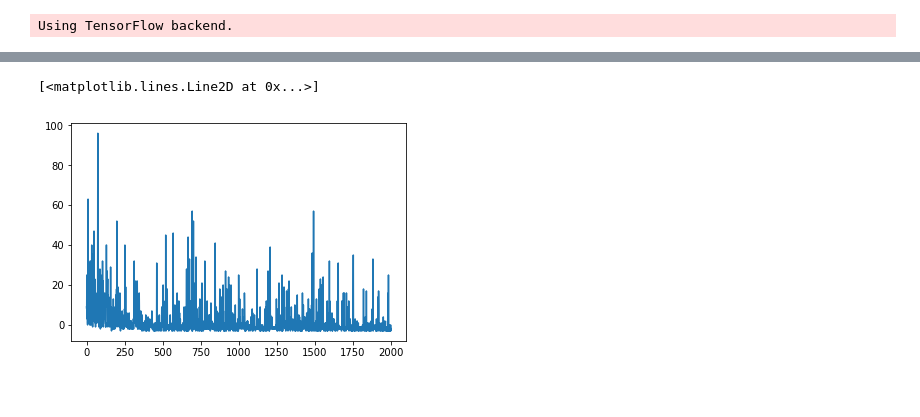
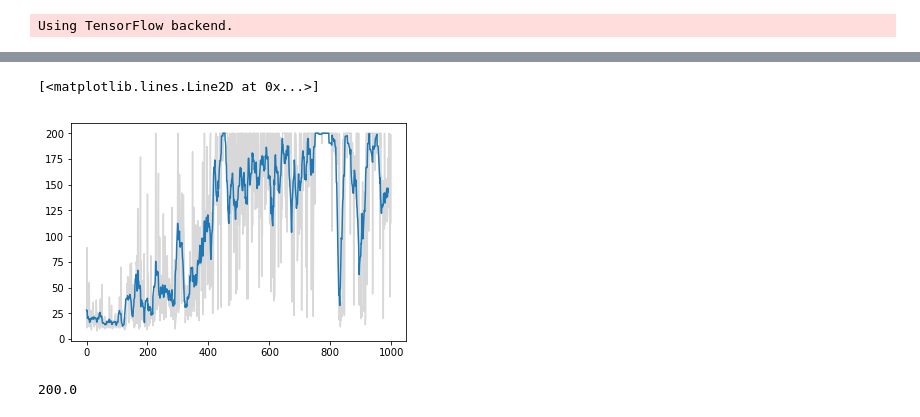
Before and after one commit to y2ee201/Udacity-Deep-Learning-Nanodegree, a Jupyter notebook: my-experiments/reinforcement learning/Cartpole Example.ipynb, the cells around one changed output, grey strips where cells are left out. Saved outputs shown, nothing was run; the diff lists cells and outputs as text; code cells hidden in the pictures.

```diff
--- a/my-experiments/reinforcement learning/Cartpole Example.ipynb
+++ b/my-experiments/reinforcement learning/Cartpole Example.ipynb
@@ -37,7 +41,7 @@ for i in range(500):
 # %%
 lr = 0.001
 mem_size = 2000
-episodes = 2000
+episodes = 1000
 steps = 2000
 
 epsilon = 1
@@ -64,7 +68,7 @@ for episode in range(episodes):
         else:
             action = np.argmax(bot.predict(np.reshape(state, (1, 4))))
         next_state, reward, done, _ = env.step(action)
-        reward = reward if not done else -10
+        # reward = reward if not done else -10
         memory.append((state, action, next_state, reward, done))
         total_rewards = total_rewards + reward
         state = next_state
@@ -77,7 +81,7 @@ for episode in range(episodes):
     for state, action, next_state, reward, done in minibatch:
         target = reward
         if not done:
-            target = reward + gamma * np.argmax(bot.predict(np.reshape(next_state, (1, 4))))
+            target = reward + gamma * np.amax(bot.predict(np.reshape(next_state, (1, 4))))
         target_act = bot.predict(np.reshape(state, (1, 4)))
         target_act[0][action] = target
         bot.fit( np.reshape(state, (1, 4)), target_act, epochs=1, verbose=0)
@@ -88,7 +108,28 @@ KeyboardInterrupt:
-# %%
-import matplotlib.pyplot as plt
-%matplotlib inline
-plt.plot(reward_list)
-# %% [output]
-[<matplotlib.lines.Line2D at 0x...>]
-[figure, removed]
+# %%
+import matplotlib.pyplot as plt
+%matplotlib inline
+def running_mean(x, N):
+    cumsum = np.cumsum(np.insert(x, 0, 0))
+    return (cumsum[N:] - cumsum[:-N]) / N
+
+smoothed_rews = running_mean(reward_list, 10)
+
+plt.plot(reward_list, color='grey', alpha=0.3)
+plt.plot(smoothed_rews)
+# %% [output]
+[<matplotlib.lines.Line2D at 0x...>]
+[figure, added]
+# %%
+state = env.reset()
+total_reward = 0
+for i in range(500):
+    env.render()
+    next_state, reward, done, _ = env.step(np.argmax(bot.predict(np.reshape(state, (1, 4)))))
+    total_reward = total_reward + reward
+    state = next_state
+    if done:
+        print(total_reward)
+        env.close()
+        break
+# %% [output]
+200.0
```
Also changed, not shown: parts of 3 cells of this notebook.
